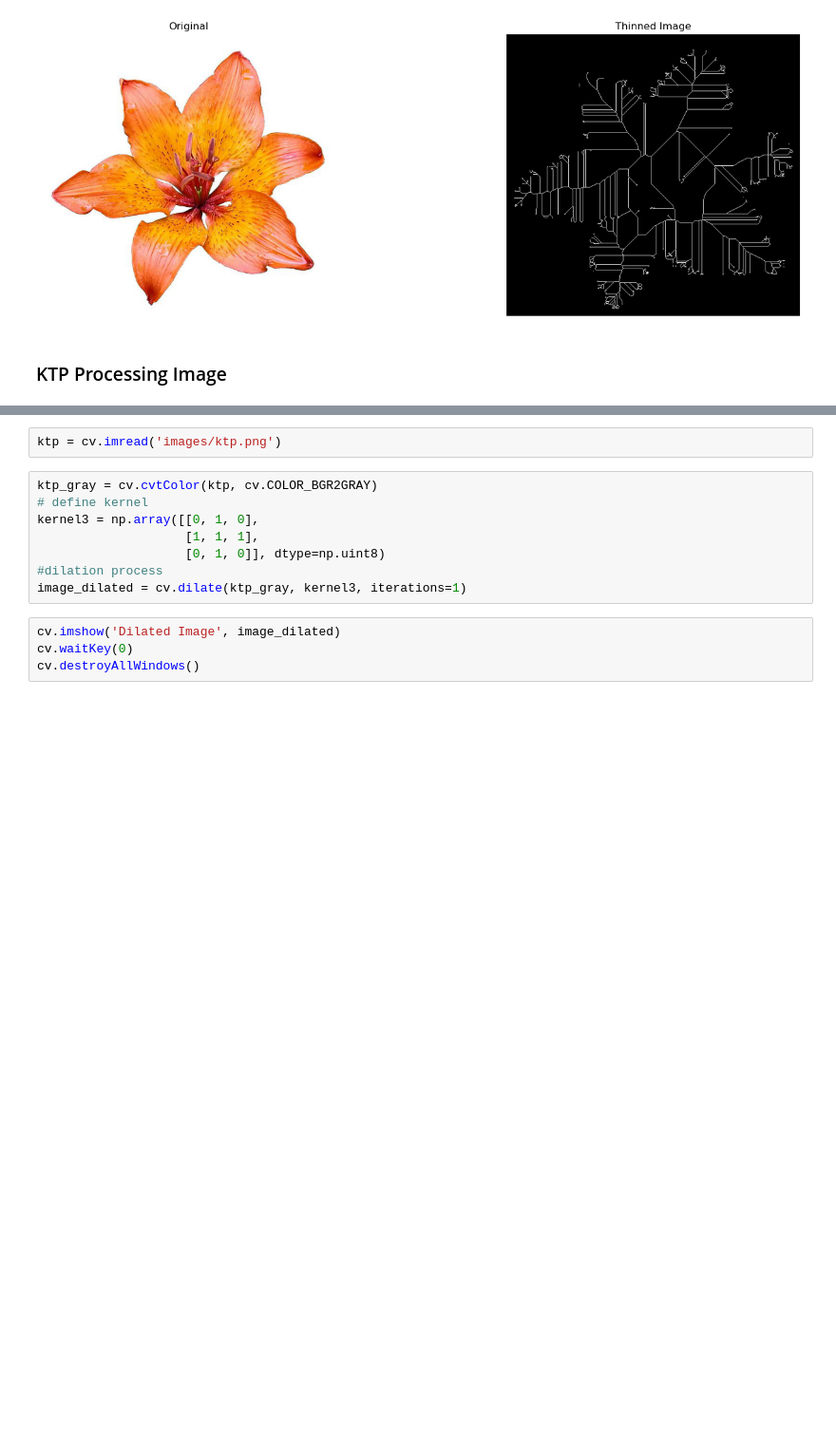
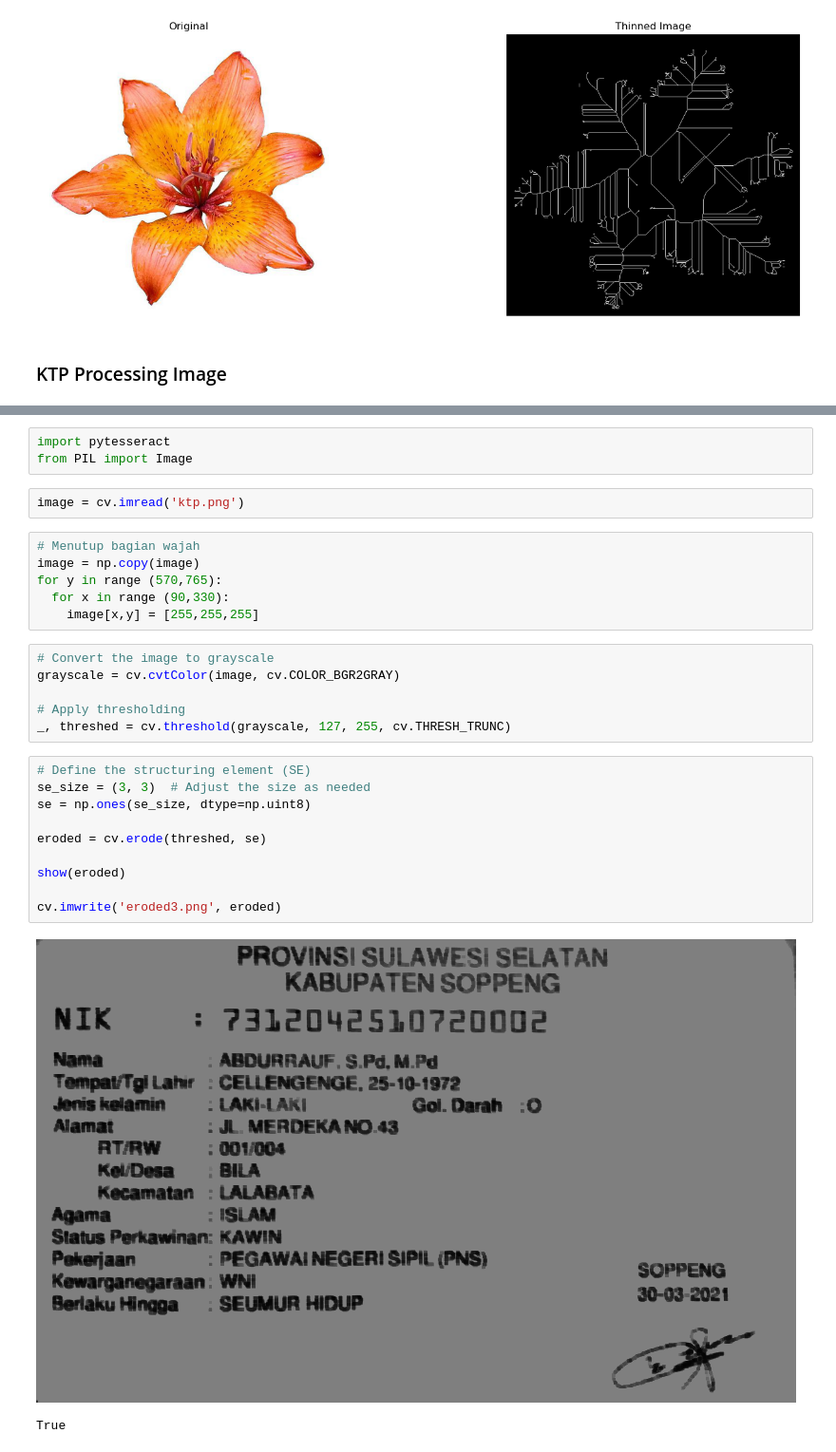
Before and after one commit to ilhamydn17/PCVK_Ganjil_2023, a Jupyter notebook: PCVK_Week_09.ipynb, the cells around one changed output, grey strips where cells are left out. Shown at 95% size. Cells and saved outputs as stored; diff of their text form; blank space fills up the shorter version.

```diff
--- a/PCVK_Week_09.ipynb
+++ b/PCVK_Week_09.ipynb
@@ -558,14 +609,30 @@ ax2.imshow(thinned_image, cmap='gray')
+# %%
+import pytesseract
+from PIL import Image
 # %%
-ktp = cv.imread('images/ktp.png')
+image = cv.imread('ktp.png')
-# %%
-ktp_gray = cv.cvtColor(ktp, cv.COLOR_BGR2GRAY)
-# define kernel
-kernel3 = np.array([[0, 1, 0],
-                    [1, 1, 1],
-                    [0, 1, 0]], dtype=np.uint8)
-#dilation process
-image_dilated = cv.dilate(ktp_gray, kernel3, iterations=1)
-# %%
-cv.imshow('Dilated Image', image_dilated)
-cv.waitKey(0)
-cv.destroyAllWindows()
+# %%
+# Menutup bagian wajah
+image = np.copy(image)
+for y in range (570,765):
+  for x in range (90,330):
+    image[x,y] = [255,255,255]
+# %%
+# Convert the image to grayscale
+grayscale = cv.cvtColor(image, cv.COLOR_BGR2GRAY)
+
+# Apply thresholding
+_, threshed = cv.threshold(grayscale, 127, 255, cv.THRESH_TRUNC)
+# %%
+# Define the structuring element (SE)
+se_size = (3, 3)  # Adjust the size as needed
+se = np.ones(se_size, dtype=np.uint8)
+
+eroded = cv.erode(threshed, se)
+
+show(eroded)
+
+cv.imwrite('eroded3.png', eroded)
+# %% [output]
+[figure, added]
+True
```
Also changed, not shown: parts of 8 cells of this notebook.
